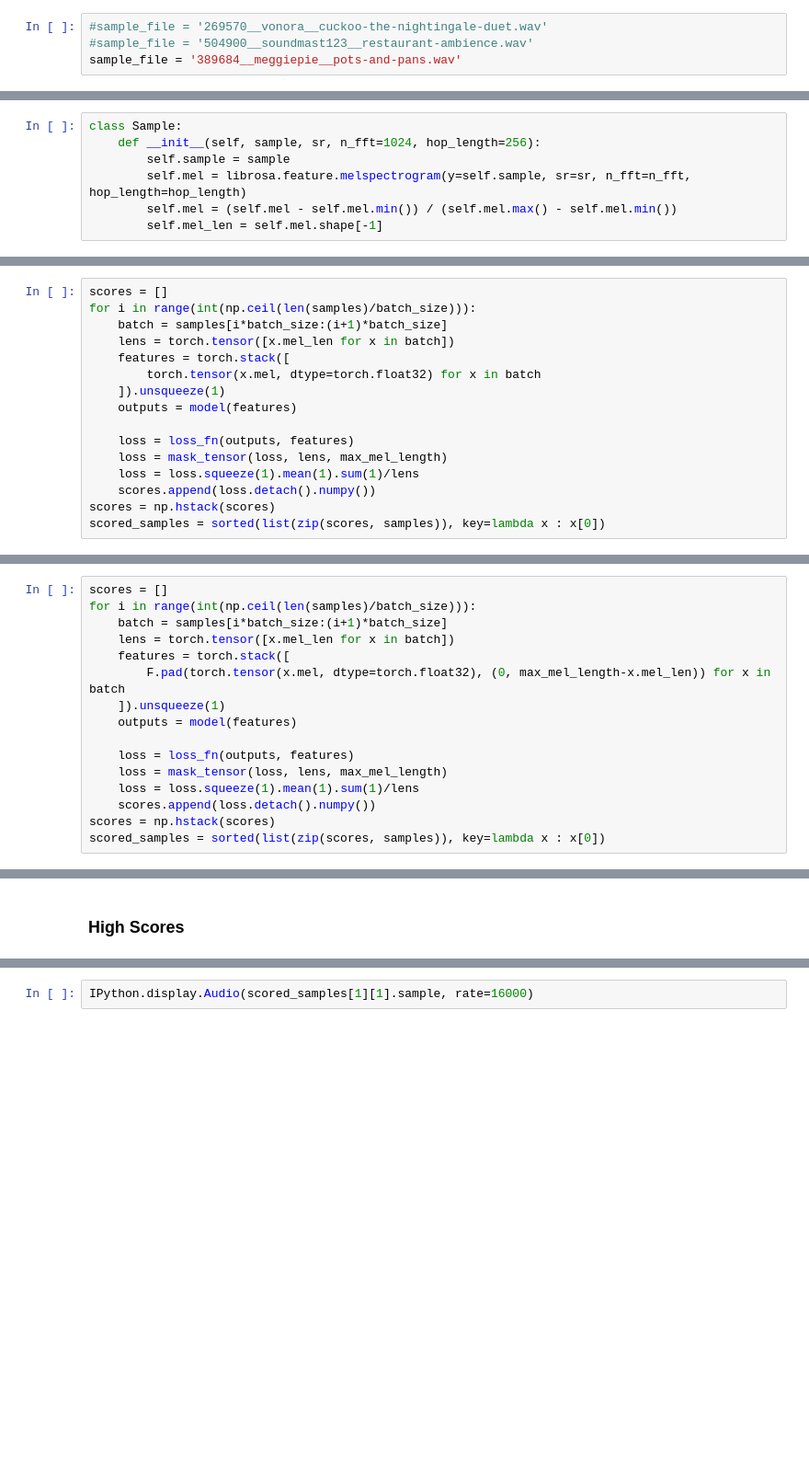
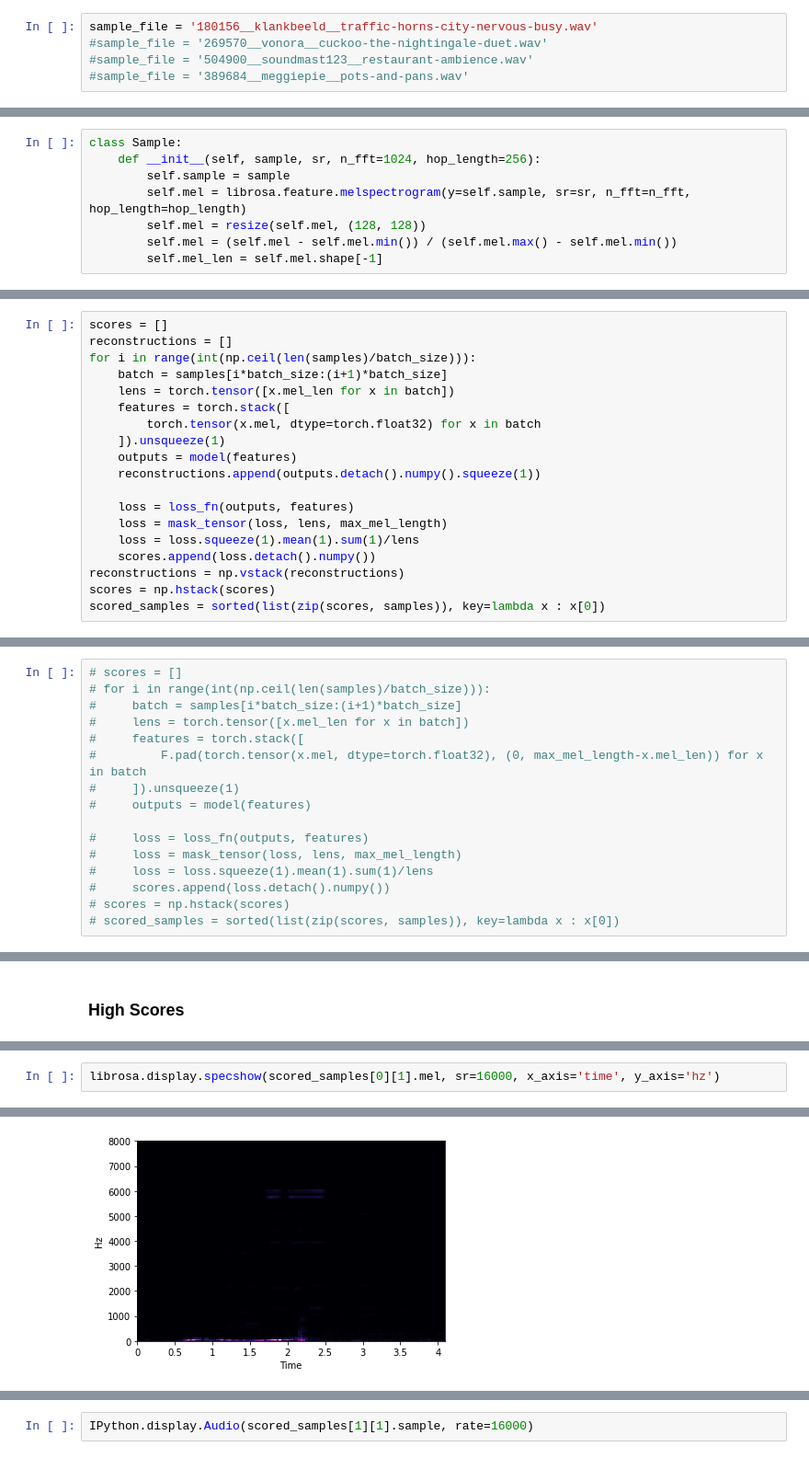
Before and after one commit to pgigioli/music_ml, a Jupyter notebook: sampler.ipynb, the cells around one changed output, grey strips where cells are left out. Shown at 92% size. Drawn from its saved outputs; the diff is of its cells as text; blank space fills up the shorter version.

```diff
--- a/sampler.ipynb
+++ b/sampler.ipynb
@@ -50,9 +73,10 @@ loss_fn(outputs, features).item()
 # %% [markdown]
 ##### Sample
 # %%
+sample_file = '180156__klankbeeld__traffic-horns-city-nervous-busy.wav'
 #sample_file = '269570__vonora__cuckoo-the-nightingale-duet.wav'
 #sample_file = '504900__soundmast123__restaurant-ambience.wav'
-sample_file = '389684__meggiepie__pots-and-pans.wav'
+#sample_file = '389684__meggiepie__pots-and-pans.wav'
 # %%
 x, sr = librosa.load(sample_file, sr=16000)
 # %%
@@ -60,6 +84,7 @@ class Sample:
     def __init__(self, sample, sr, n_fft=1024, hop_length=256):
         self.sample = sample
         self.mel = librosa.feature.melspectrogram(y=self.sample, sr=sr, n_fft=n_fft, hop_length=hop_length)
+        self.mel = resize(self.mel, (128, 128))
         self.mel = (self.mel - self.mel.min()) / (self.mel.max() - self.mel.min())
         self.mel_len = self.mel.shape[-1]
 # %% [markdown]
@@ -89,6 +114,7 @@ def mask_tensor(tensor, lens, max_len):
     return tensor*mask
 # %%
 scores = []
+reconstructions = []
 for i in range(int(np.ceil(len(samples)/batch_size))):
     batch = samples[i*batch_size:(i+1)*batch_size]
     lens = torch.tensor([x.mel_len for x in batch])
@@ -96,11 +122,13 @@ for i in range(int(np.ceil(len(samples)/batch_size))):
         torch.tensor(x.mel, dtype=torch.float32) for x in batch
     ]).unsqueeze(1)
     outputs = model(features)
+    reconstructions.append(outputs.detach().numpy().squeeze(1))
 
     loss = loss_fn(outputs, features)
     loss = mask_tensor(loss, lens, max_mel_length)
     loss = loss.squeeze(1).mean(1).sum(1)/lens
     scores.append(loss.detach().numpy())
+reconstructions = np.vstack(reconstructions)
 scores = np.hstack(scores)
 scored_samples = sorted(list(zip(scores, samples)), key=lambda x : x[0])
 # %% [markdown]
@@ -127,19 +155,19 @@ def mask_tensor(tensor, lens, max_len):
 # %%
-scores = []
-for i in range(int(np.ceil(len(samples)/batch_size))):
-    batch = samples[i*batch_size:(i+1)*batch_size]
-    lens = torch.tensor([x.mel_len for x in batch])
-    features = torch.stack([
-        F.pad(torch.tensor(x.mel, dtype=torch.float32), (0, max_mel_length-x.mel_len)) for x in batch
-    ]).unsqueeze(1)
-    outputs = model(features)
+# scores = []
+# for i in range(int(np.ceil(len(samples)/batch_size))):
+#     batch = samples[i*batch_size:(i+1)*batch_size]
+#     lens = torch.tensor([x.mel_len for x in batch])
+#     features = torch.stack([
+#         F.pad(torch.tensor(x.mel, dtype=torch.float32), (0, max_mel_length-x.mel_len)) for x in batch
+#     ]).unsqueeze(1)
+#     outputs = model(features)
 
-    loss = loss_fn(outputs, features)
-    loss = mask_tensor(loss, lens, max_mel_length)
-    loss = loss.squeeze(1).mean(1).sum(1)/lens
-    scores.append(loss.detach().numpy())
-scores = np.hstack(scores)
-scored_samples = sorted(list(zip(scores, samples)), key=lambda x : x[0])
+#     loss = loss_fn(outputs, features)
+#     loss = mask_tensor(loss, lens, max_mel_length)
+#     loss = loss.squeeze(1).mean(1).sum(1)/lens
+#     scores.append(loss.detach().numpy())
+# scores = np.hstack(scores)
+# scored_samples = sorted(list(zip(scores, samples)), key=lambda x : x[0])
 # %% [markdown]
 ### Original Source
 # %%
@@ -152,3 +180,6 @@ IPython.display.Audio(x, rate=16000)
 IPython.display.Audio(scored_samples[0][1].sample, rate=16000)
 # %% [output]
 [interactive output not drawn]
+# %%
+librosa.display.specshow(scored_samples[0][1].mel, sr=16000, x_axis='time', y_axis='hz')
+# %% [output]
@@ -154,0 +187 @@ IPython.display.Audio(scored_samples[0][1].sample, rate=16000)
+[figure, added]
```
Also changed, not shown: parts of 22 cells of this notebook, 4 other files.
